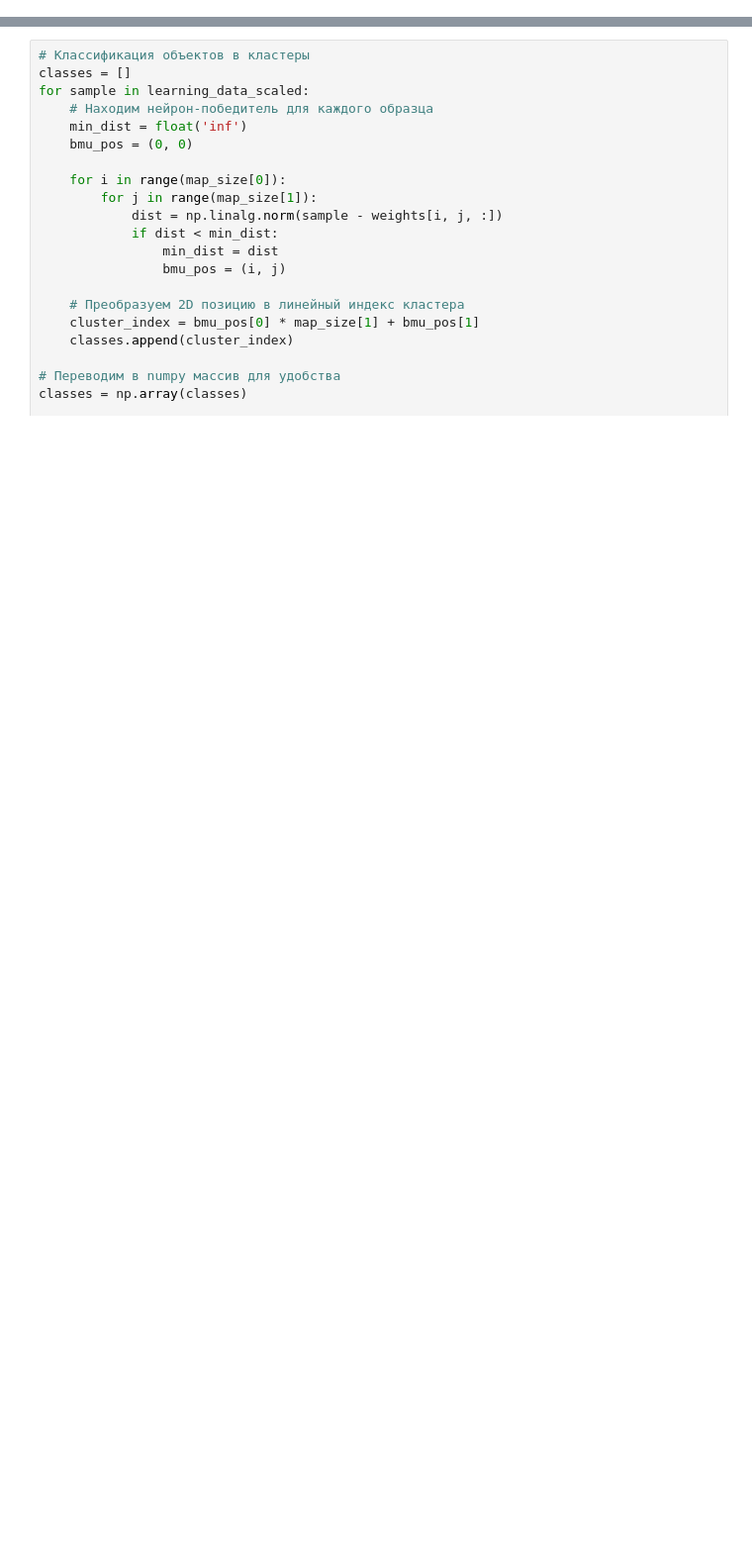
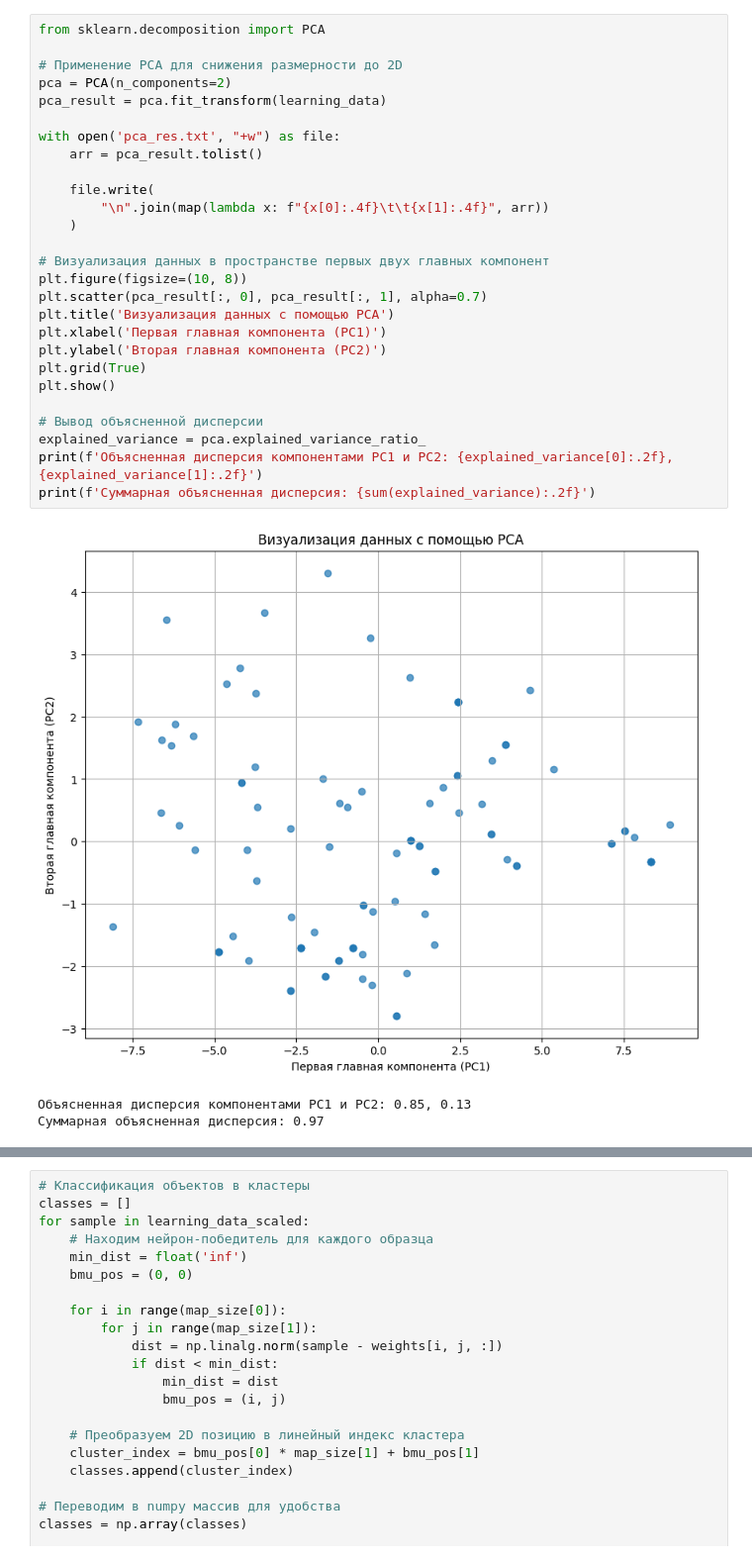
Before and after one commit to Anton-Bondarchuk/iad, a Jupyter notebook: lab7/tasks.ipynb, the cells around one changed output, grey strips where cells are left out. Shown at 99% size. Saved outputs shown, nothing was run; the diff lists cells and outputs as text; blank space fills up the shorter version.

```diff
--- a/lab7/tasks.ipynb
+++ b/lab7/tasks.ipynb
@@ -1 +19,32 @@
+# %%
+from sklearn.decomposition import PCA
+
+# Применение PCA для снижения размерности до 2D
+pca = PCA(n_components=2)
+pca_result = pca.fit_transform(learning_data)
+
+with open('pca_res.txt', "+w") as file:
+    arr = pca_result.tolist()
+
+    file.write(
+        "\n".join(map(lambda x: f"{x[0]:.4f}\t\t{x[1]:.4f}", arr))
+    )
+
+# Визуализация данных в пространстве первых двух главных компонент
+plt.figure(figsize=(10, 8))
+plt.scatter(pca_result[:, 0], pca_result[:, 1], alpha=0.7)
+plt.title('Визуализация данных с помощью PCA')
+plt.xlabel('Первая главная компонента (PC1)')
+plt.ylabel('Вторая главная компонента (PC2)')
+plt.grid(True)
+plt.show()
+
+# Вывод объясненной дисперсии
+explained_variance = pca.explained_variance_ratio_
+print(f'Объясненная дисперсия компонентами PC1 и PC2: {explained_variance[0]:.2f}, {explained_variance[1]:.2f}')
+print(f'Суммарная объясненная дисперсия: {sum(explained_variance):.2f}')
+# %% [output]
+[figure, added]
+Объясненная дисперсия компонентами PC1 и PC2: 0.85, 0.13
+Суммарная объясненная дисперсия: 0.97
 # %%
```
Also changed, not shown: parts of 6 cells of this notebook, 6 other files.
